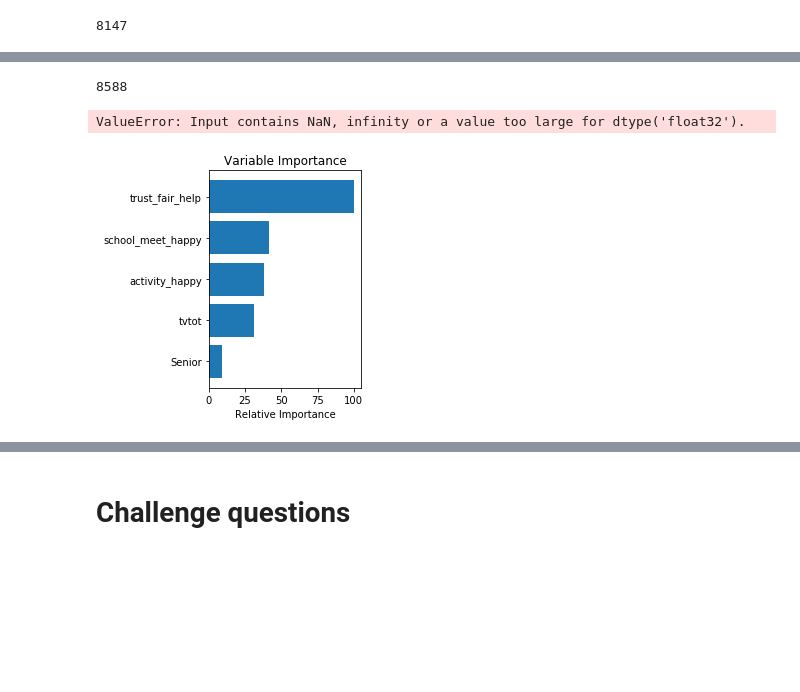
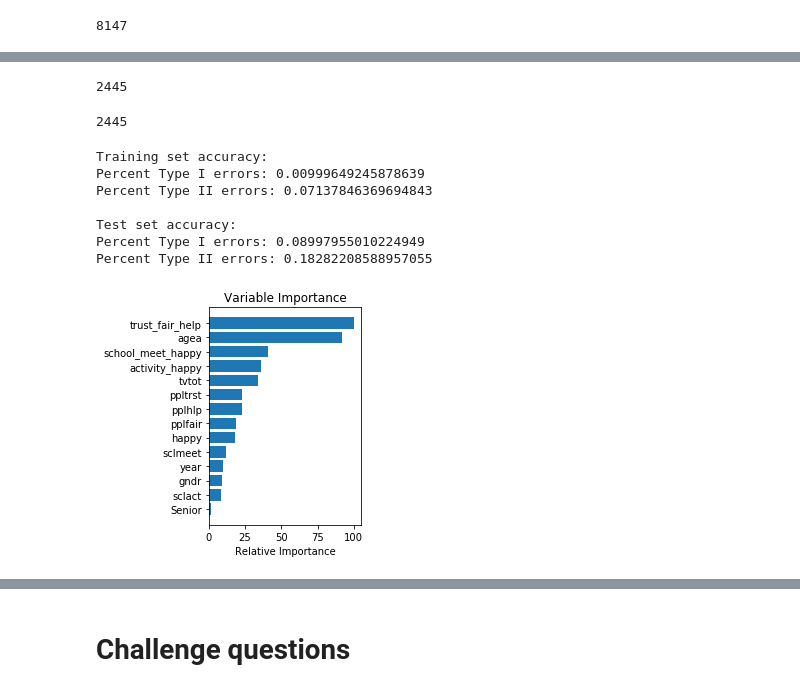
Before and after one commit to Schmidt8181/Model_Boosting, a Jupyter notebook: Model_Boosting.ipynb, the cells around one changed output, grey strips where cells are left out. Drawn from its saved outputs; the diff is of its cells as text; code cells hidden in the pictures; blank space fills up the shorter version.

```diff
--- a/Model_Boosting.ipynb
+++ b/Model_Boosting.ipynb
@@ -55,0 +138,7 @@ len(X)
+# %%
+df['Senior'] = np.where(df['agea']>=65, 1, 0)
+means = df[['ppltrst','pplfair','pplhlp']].mean(axis=0)
+stds = df[['ppltrst','pplfair','pplhlp']].std(axis=0)
+df['trust_fair_help'] = ((df[['ppltrst','pplfair','pplhlp']] - means) / stds).mean(axis=1)
+df['school_meet_happy'] = df['happy'] * df['sclmeet']
+df['activity_happy'] = df['sclact'] * df['happy']
@@ -55,0 +158,2 @@ len(X)
+# %%
+X = df.loc[:, ~df.columns.isin(['partner', 'cntry', 'idno'])]
@@ -56,3 +191,3 @@ len(X)
 # %%
-new_X_train, new_y_train = newer_X[:offset], y[:offset]
-new_X_test, new_y_test = newer_X[offset:], y[offset:]
+new_X_train, new_y_train = X[:offset], y[:offset]
+new_X_test, new_y_test = X[offset:], y[offset:]
@@ -63,4 +194,8 @@ newer_X.fillna(method='ffill', inplace=True)
-# %%
-len(newer_X) #WHY ARE YOU LONGER?!?!?!?!
-# %% [output]
-8588
+# %%
+len(new_X_test)
+# %% [output]
+2445
+# %%
+len(new_y_test)
+# %% [output]
+2445
@@ -95,22 +232,28 @@ print((
     'Percent Type II errors: {}'
 ).format(train_tI_errors, train_tII_errors, test_tI_errors, test_tII_errors))
 # %% [output]
-ValueError: Input contains NaN, infinity or a value too large for dtype('float32').
+Training set accuracy:
+Percent Type I errors: 0.00999649245878639
+Percent Type II errors: 0.07137846369694843
+
+Test set accuracy:
+Percent Type I errors: 0.08997955010224949
+Percent Type II errors: 0.18282208588957055
 # %%
 feature_importance = clf.feature_importances_
 
 # Make importances relative to max importance.
 feature_importance = 100.0 * (feature_importance / feature_importance.max())
 sorted_idx = np.argsort(feature_importance)
 pos = np.arange(sorted_idx.shape[0]) + .5
 plt.subplot(1, 2, 2)
 plt.barh(pos, feature_importance[sorted_idx], align='center')
-plt.yticks(pos, newer_X.columns[sorted_idx])
+plt.yticks(pos, X.columns[sorted_idx])
 plt.xlabel('Relative Importance')
 plt.title('Variable Importance')
 plt.show()
 # %% [output]
-[figure, old version]
+[figure, new version]
 # %% [markdown]
 Changing the number of leaves and the number of estimators did bring a little improvement into the training set, but the test set error rates did not improve with the hyper-parameter adjusting.
 
```
Also changed, not shown: parts of 20 cells of this notebook.
